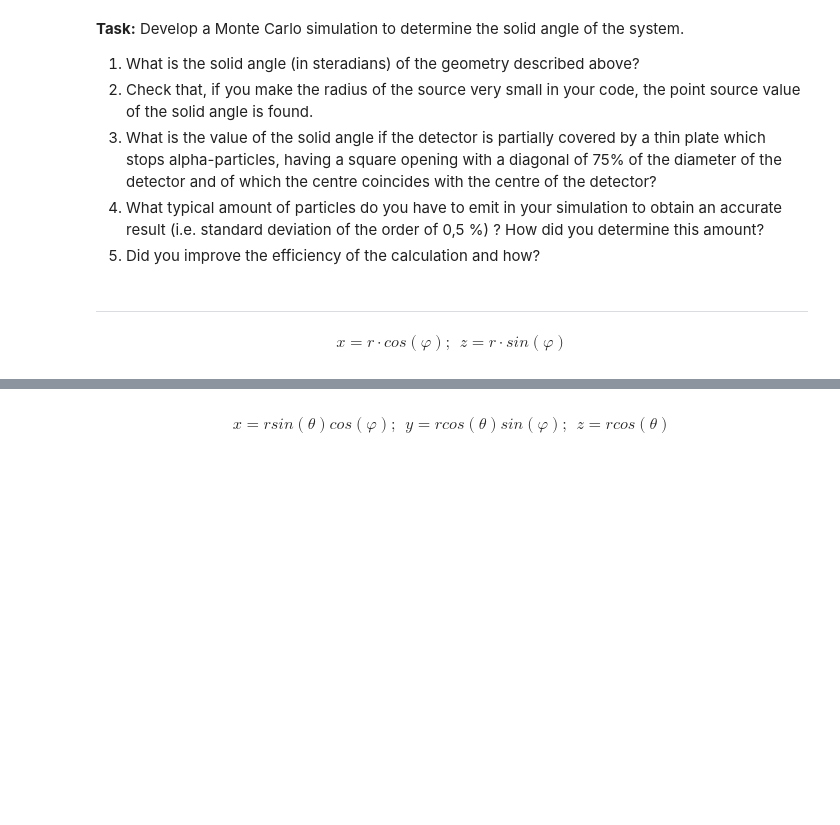
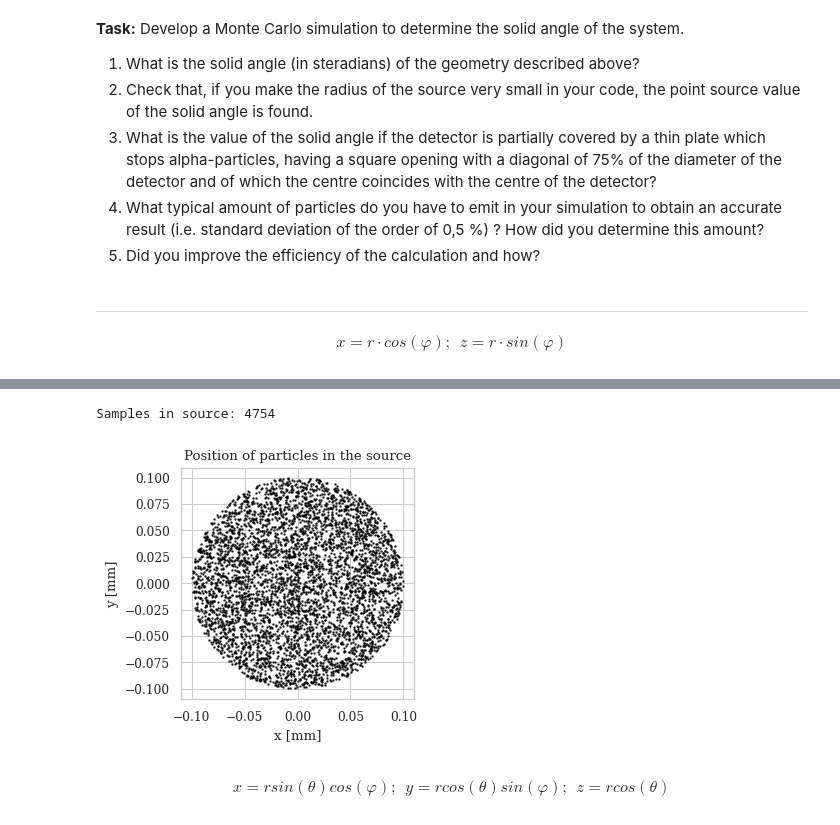
Before and after one commit to Chinnasf/Physics, a Jupyter notebook: Detectors/Solid_State_Detector.ipynb, the cells around one changed output, grey strips where cells are left out. Drawn from its saved outputs; the diff is of its cells as text; code cells hidden in the pictures; blank space fills up the shorter version.

```diff
--- a/Detectors/Solid_State_Detector.ipynb
+++ b/Detectors/Solid_State_Detector.ipynb
@@ -83,3 +84,25 @@ df["sZ"] = z
+# %%
+x = np.random.uniform(-Rsource, Rsource, N)
+y = np.random.uniform(-Rsource, Rsource, N)
+
+r = np.sqrt( np.square(x) + np.square(y) )
+index_ = np.where(r < Rsource)
+
+x0 = x[index_]
+y0 = y[index_]
+N = len(index_[0])
+
+
+print(f"Samples in source: {N}")
+
+plt.figure(figsize=(3,3))
+plt.scatter(x0,y0,s=1, c="k", alpha=0.7)
+plt.xlabel("x [mm]")
+plt.ylabel("y [mm]")
+plt.title("Position of particles in the source");
+# %% [output]
+Samples in source: 4754
+[figure, added]
 # %% [markdown]
 $$
     x = rsin(\theta)cos(\varphi); \:\:
```
Also changed, not shown: parts of 21 cells of this notebook, 12 other files.
